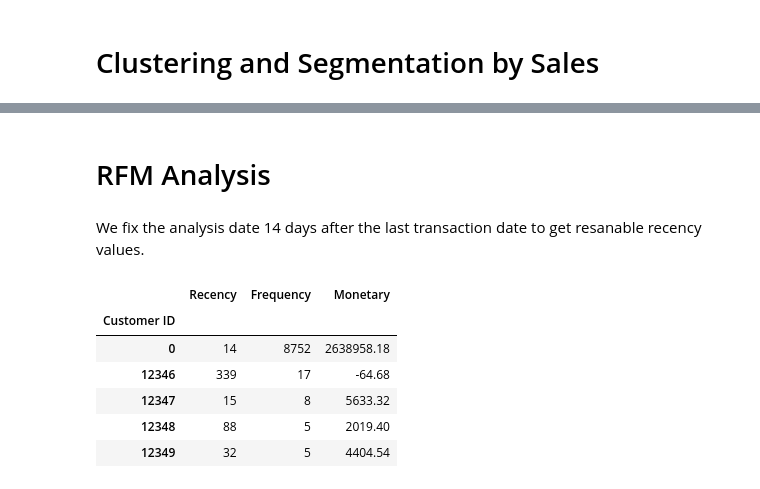
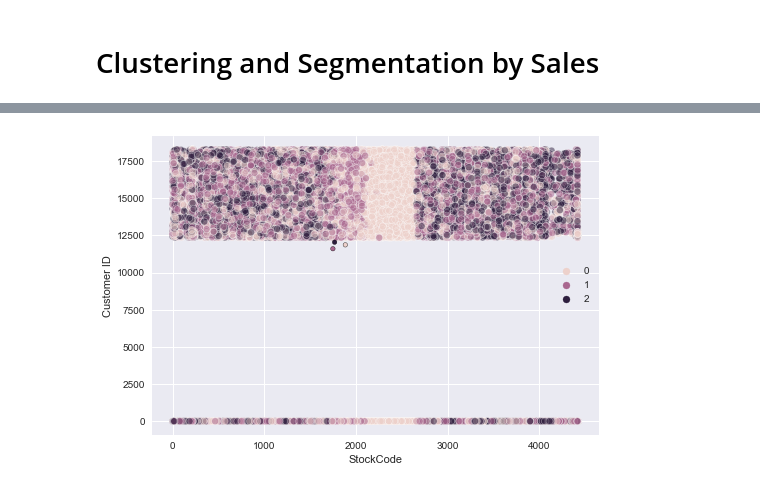
Before and after one commit to byaliensforaliens/RetailAnalysis, a Jupyter notebook: notebook_retail.ipynb, the cells around one changed output, grey strips where cells are left out. Cells and saved outputs as stored; diff of their text form; code cells hidden in the pictures.

Commit message:
analysis

```diff
--- a/notebook_retail.ipynb
+++ b/notebook_retail.ipynb
@@ -190,6 +197,6 @@ country.head()
 # %% [markdown]
 # Clustering and Segmentation by Sales
 # %%
-X = df.sample(5000)
+X = df.sample(int(len(df)*0.10))
 # %%
 X.head()
@@ -236,24 +276,7 @@ sns.pairplot(X.assign(hue=labels), hue='hue', x_vars=variables, y_vars=["Custome
 # %%
-ax = sns.scatterplot(X.iloc[:,3],X.iloc[:,5], hue=labels, alpha=0.5)
-ax = sns.scatterplot(centroids[:, 3], centroids[:, 5],
+ax = sns.scatterplot(X.iloc[:,1],X.iloc[:,5], hue=labels, alpha=0.5)
+ax = sns.scatterplot(centroids[:, 1], centroids[:, 5],
                      hue=range(k), s=20, ec='black', legend=False, ax=ax)
 plt.show()
+# %% [output]
+[figure, added]
-# %% [markdown]
-# RFM Analysis
-# %% [markdown]
-We fix the analysis date 14 days after the last transaction date to get resanable recency values.
-# %%
-today = df['InvoiceDate'].max() + pd.DateOffset(14)
-rfm = df.groupby('Customer ID').agg({'InvoiceDate': lambda date: (today - date.max()).days,
-                                     'Invoice': lambda num: num.nunique(),
-                                     'TotalPrice': lambda TotalPrice: TotalPrice.sum()})
-rfm.columns = ['Recency', 'Frequency', 'Monetary']
-rfm.head()
-# %% [output]
-|  | Recency | Frequency | Monetary |
-| Customer ID |  |  |  |
-| 0 | 14 | 8752 | 2638958.18 |
-| 12346 | 339 | 17 | -64.68 |
-| 12347 | 15 | 8 | 5633.32 |
-| 12348 | 88 | 5 | 2019.40 |
-| 12349 | 32 | 5 | 4404.54 |
```
Also changed, not shown: parts of 13 cells of this notebook.
